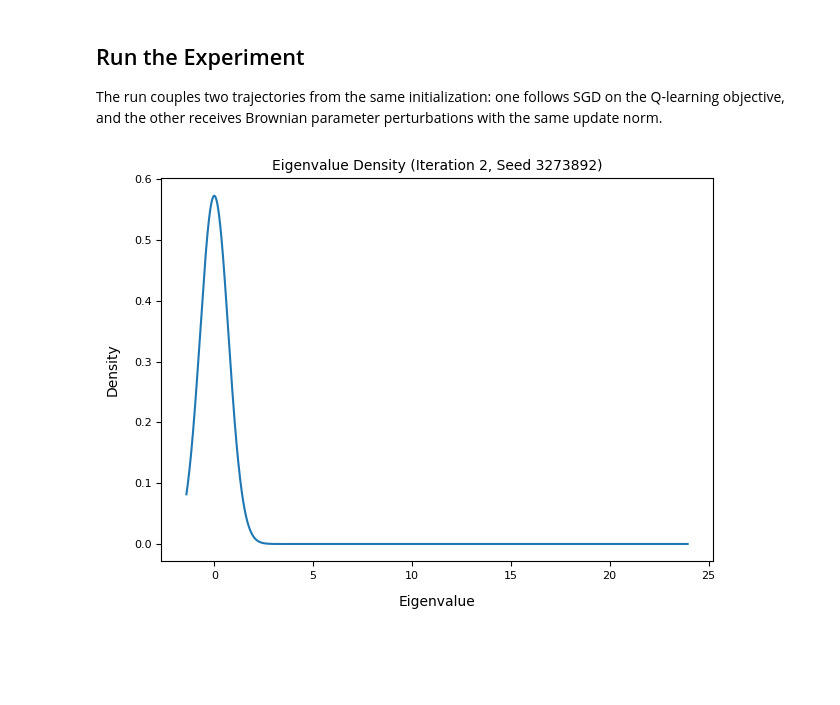
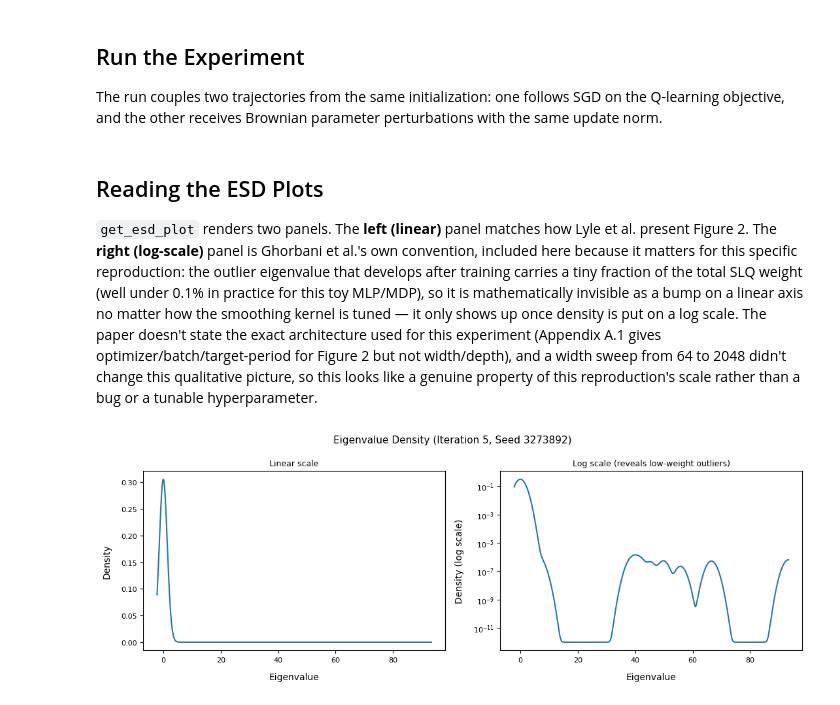
Before and after one commit to mahdigheidi/Masters-Study-Project, a Jupyter notebook: notebooks/figure2_brownian_motion_reproduction.ipynb, the cells around one changed output. Cells and saved outputs as stored; diff of their text form; code cells hidden in the pictures; blank space fills up the shorter version.

```diff
--- a/notebooks/figure2_brownian_motion_reproduction.ipynb
+++ b/notebooks/figure2_brownian_motion_reproduction.ipynb
@@ -55,8 +55,9 @@ lr: float = 1e-3
 batch_size: int = 512
 replay_capacity: int = 10_000
 prefill_steps: int = 5_000
-train_steps: int = 5_000
 target_update_period: int = 5_000
+num_target_updates: int = 5  # paper: "after 5 target updates" (Figure 2, Appendix A.1)
+train_steps: int = target_update_period * num_target_updates
 epsilon: float = 0.1
 probe_batch_size: int = 512
 cov_batch_size: int = 512
@@ -289,19 +292,23 @@ for step in tqdm(range(1, 10000 + 1)):
             f"step={step}, loss={loss:.4f}, "
             f"update_norm={update_norm:.5f}, accuracy={accuracy:.3f}"
         )
+# %% [markdown]
+## Reading the ESD Plots
+
+`get_esd_plot` renders two panels. The **left (linear)** panel matches how Lyle et al. present Figure 2. The **right (log-scale)** panel is Ghorbani et al.'s own convention, included here because it matters for this specific reproduction: the outlier eigenvalue that develops after training carries a tiny fraction of the total SLQ weight (well under 0.1% in practice for this toy MLP/MDP), so it is mathematically invisible as a bump on a linear axis no matter how the smoothing kernel is tuned — it only shows up once density is put on a log scale. The paper doesn't state the exact architecture used for this experiment (Appendix A.1 gives optimizer/batch/target-period for Figure 2 but not width/depth), and a width sweep from 64 to 2048 didn't change this qualitative picture, so this looks like a genuine property of this reproduction's scale rather than a bug or a tunable hyperparameter.
 # %%
 probe_batch = replay.sample(512)
 probe_targets, _ = make_probe_targets(gd_model, probe_batch[0])
 hessian = Hessian(
     model=gd_model,
     data=(probe_batch[0], probe_targets),
     criterion=probe_criterion,
     cuda=False,
 )
 eig, weight = hessian.density(iter=100, n_v=10)
-get_esd_plot(eig, weight, 2, seed, out_dir=str(FIGURES_DIR / "esd"))
+get_esd_plot(eig, weight, num_target_updates, seed, out_dir=str(FIGURES_DIR / "esd"))
 # %% [output]
-[figure, old version]
+[figure, new version]
 # %%
 probe_batch = replay.sample(cov_batch_size)
 probe_targets, _ = make_probe_targets(gd_model, probe_batch[0])
```
Also changed, not shown: parts of 3 cells of this notebook, 1 other file.
